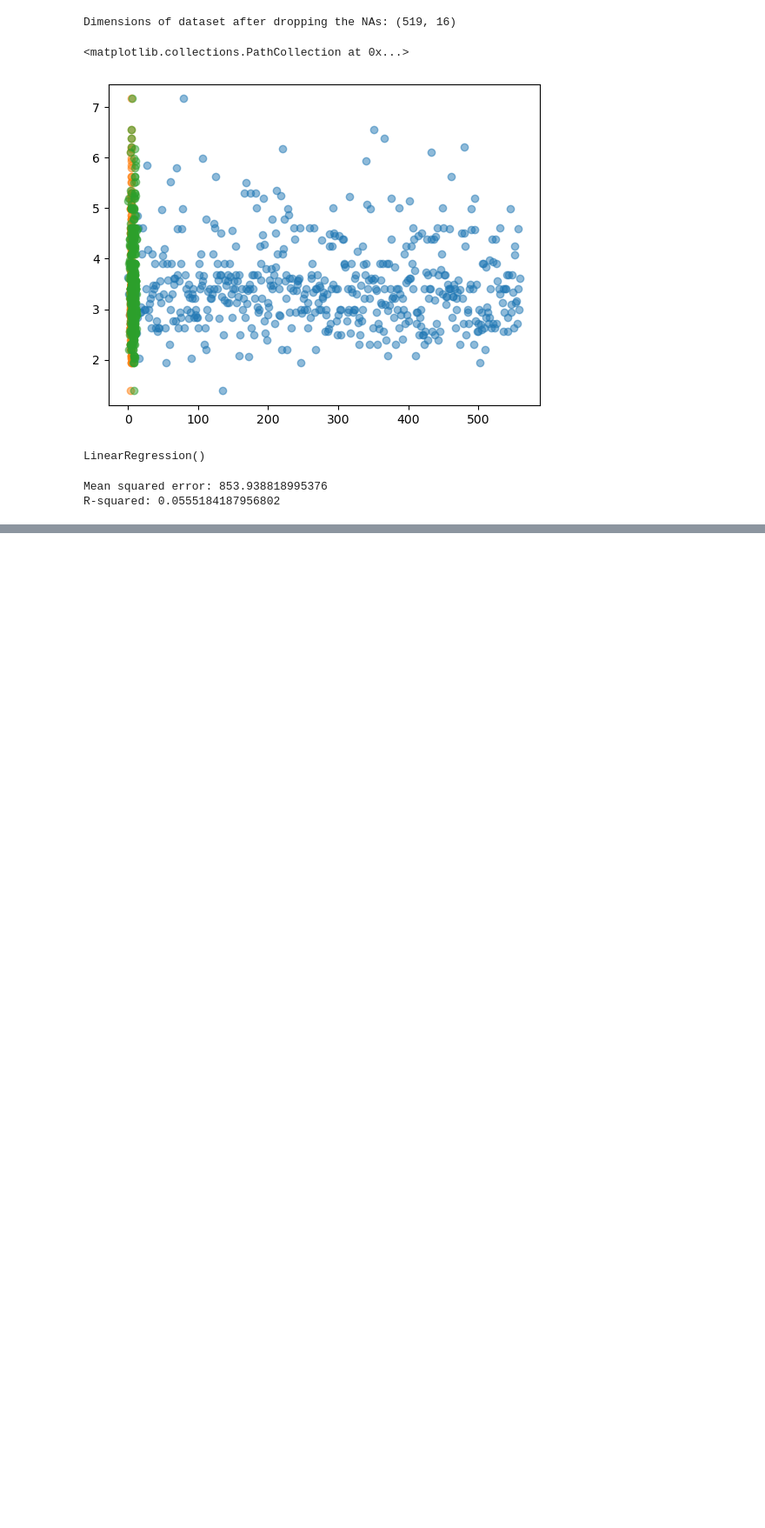
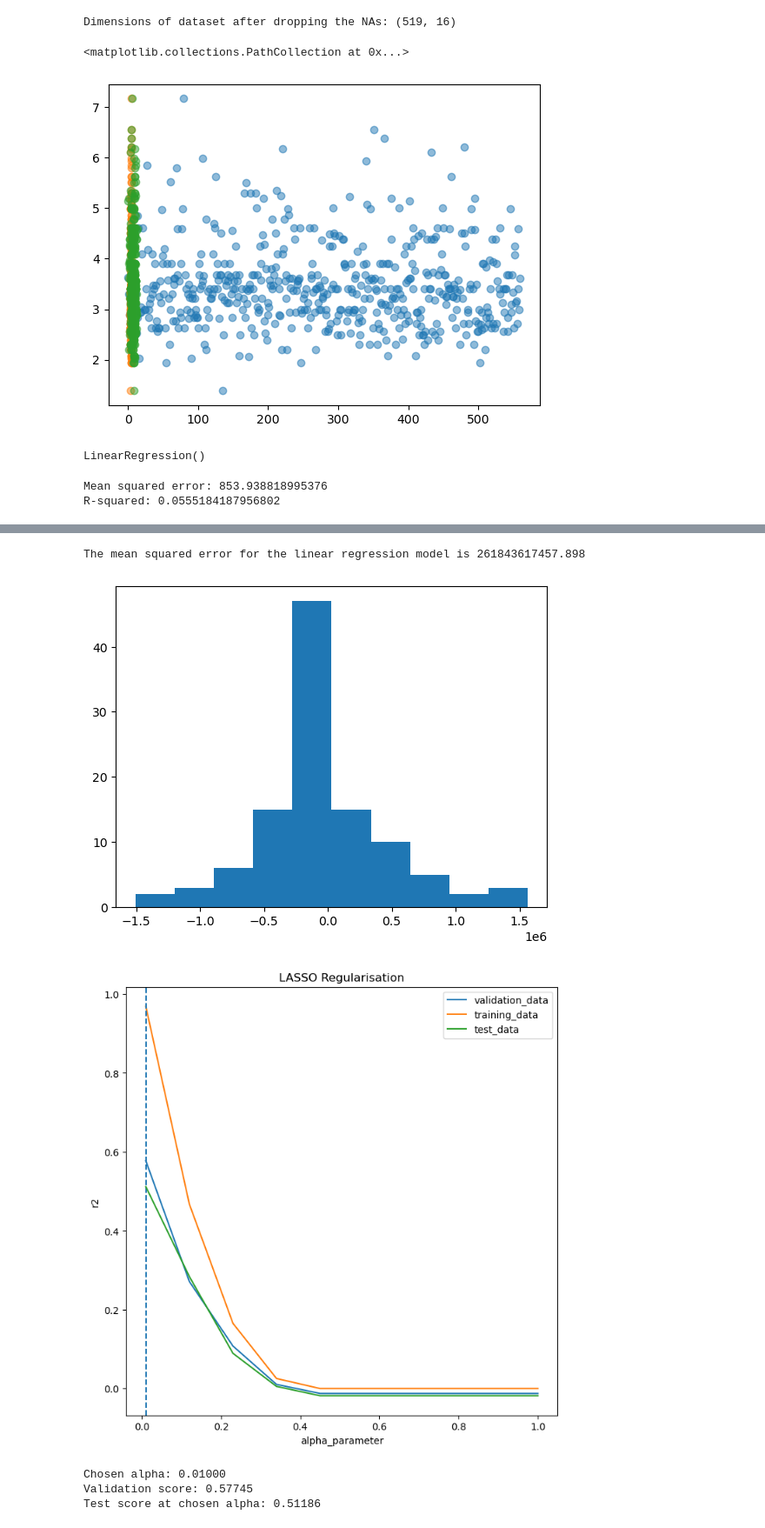
Before and after one commit to seanlee9959/amazon-NLP, a Jupyter notebook: Data Cleaning.ipynb, the cells around one changed output, grey strips where cells are left out. Shown at 87% size. Saved outputs shown, nothing was run; the diff lists cells and outputs as text; code cells hidden in the pictures; blank space fills up the shorter version.

```diff
--- a/Data Cleaning.ipynb
+++ b/Data Cleaning.ipynb
@@ -690,0 +477,48 @@ The mean squared error for the boosted regression model is 0.215
+# %%
+#%% Regular Linear Regression (For Baseline)
+
+lin = LinearRegression()
+
+lin_fit = lin.fit(X_train, Y_train)
+
+# finding mean squared error of model
+lin_preds = lin_fit.predict(X_test)
+lin_mse = mean_squared_error(Y_test, lin_preds).round(3)
+print(f"The mean squared error for the linear regression model is {lin_mse}")
+
+c=lin_fit.coef_
+
+lin_errors = Y_test - lin_preds
+
+plt.hist(lin_errors)
+
+#%% CV LASSO Grid Search - First Pass
+from sklearn.metrics import get_scorer
+
+# defining a cross validation object
+cv = KFold(n_splits=5, shuffle=True, random_state=123)
+
+# defining array of alphas from 0-1 with step of 0.1
+alphas = np.linspace(0.01,1,10)
+
+# running the functions
+chosen_alpha, max_validation_score, test_score_at_chosen_alpha = \
+    regmodel_param_test(
+        alphas, X_train, Y_train,
+        cv, scoring = 'r2', model_name = 'LASSO',
+        X_test = X_test, y_test = Y_test,
+        draw_plot = True, filename = 'lasso_wide_search')
+
+print("Chosen alpha: %.5f" % \
+    chosen_alpha)
+print("Validation score: %.5f" % \
+    max_validation_score)
+print("Test score at chosen alpha: %.5f" % \
+    test_score_at_chosen_alpha)
+# %% [output]
+The mean squared error for the linear regression model is 261843617457.898
+[figure, added]
+[figure, added]
+Chosen alpha: 0.01000
+Validation score: 0.57745
+Test score at chosen alpha: 0.51186
```
Also changed, not shown: parts of 10 cells of this notebook.
